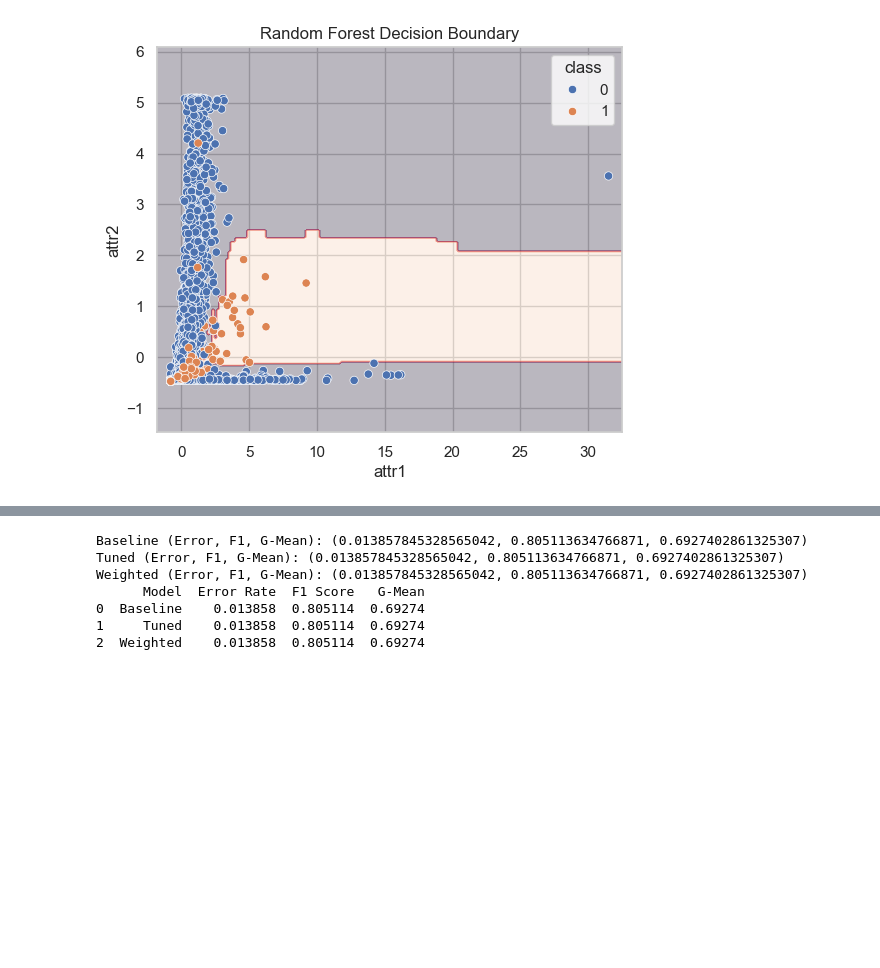
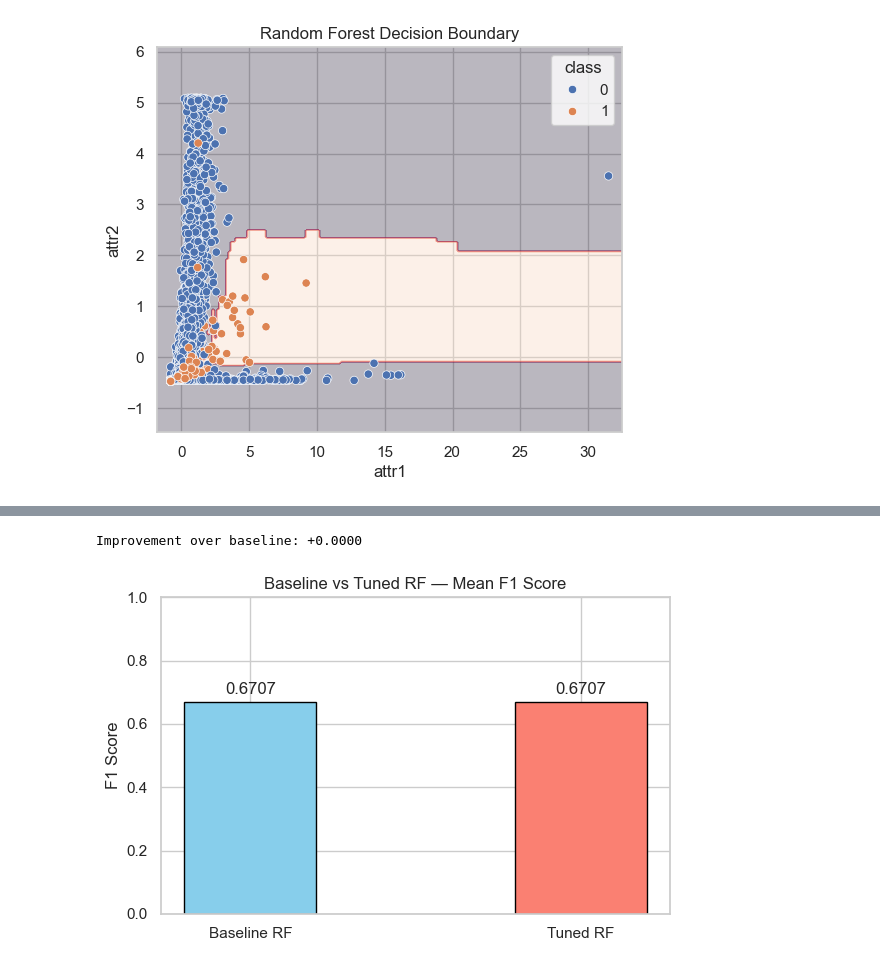
Before and after one commit to patrusgrg/MATH4650_SP_2026_P02_G02_Gurung, a Jupyter notebook: notebooks/imbalance.ipynb, the cells around one changed output, grey strips where cells are left out. Cells and saved outputs as stored; diff of their text form; code cells hidden in the pictures; blank space fills up the shorter version.

```diff
--- a/notebooks/imbalance.ipynb
+++ b/notebooks/imbalance.ipynb
@@ -191,7 +209,7 @@ param_grid = {
 
 #Grid Search
 grid_search = GridSearchCV(
-    rf_pipeline,
+    baseline_pipeline,
     param_grid,
     cv=cv,
     scoring = 'f1',
@@ -201,6 +219,7 @@ grid_search = GridSearchCV(
 
 grid_search.fit(X_train, y_train)
 
-print("Best F1 score:", grid_search.best_score_)
-print("Best hyperparameters:", grid_search.best_params_)
+print("Best F1 score (tuned)  :", round(grid_search.best_score_, 4))
+print("Best F1 score (baseline):", round(baseline_scores.mean(), 4))
+print("Best hyperparameters   :", grid_search.best_params_)
 # %% [output]
@@ -343,50 +229,18 @@ Mean Undersampling F1: 0.3150758474381877
-# %%
-tuned_model = grid_search.best_estimator_
-#helper functions for computation
-def evaluate_model(model, X_test, y_test):
-    y_pred = model.predict(X_test)
-
-    #f1 score
-    f1 = f1_score(y_test, y_pred, average='macro')
-
-    #confusion matrix
-    tn, fp, fn, tp = confusion_matrix(y_test, y_pred).ravel()
-
-    #error rate
-    error_rate = (fp + fn)/ (tp + tn + fp + fn)
-
-    #g mean
-    sensitivity = tp / (tp + fn)
-    specificity = tn/ (tn + fp)
-    g_mean = np.sqrt(sensitivity * specificity)
-
-    return error_rate, f1, g_mean
-
-#evaluate all models
-baseline_metrics = evaluate_model(rf_pipeline.fit(X_train, y_train), X_test, y_test)
-
-#tuned
-tuned_metrics = evaluate_model(tuned_model, X_test, y_test )
-
-#weighted
-weighted_metrics = evaluate_model(weighted_pipeline.fit(X_train, y_train), X_test, y_test)
-print("Baseline (Error, F1, G-Mean):", baseline_metrics)
-print("Tuned (Error, F1, G-Mean):", tuned_metrics)
-print("Weighted (Error, F1, G-Mean):", weighted_metrics)
-
-results = pd.DataFrame({
-    "Model": ["Baseline", "Tuned", "Weighted"],
-    "Error Rate": [baseline_metrics[0], tuned_metrics[0], weighted_metrics[0]],
-    "F1 Score": [baseline_metrics[1], tuned_metrics[1], weighted_metrics[1]],
-    "G-Mean": [baseline_metrics[2], tuned_metrics[2], weighted_metrics[2]]
-})
-
-print(results)
-# %% [output]
-Baseline (Error, F1, G-Mean): (0.013857845328565042, 0.805113634766871, 0.6927402861325307)
-Tuned (Error, F1, G-Mean): (0.013857845328565042, 0.805113634766871, 0.6927402861325307)
-Weighted (Error, F1, G-Mean): (0.013857845328565042, 0.805113634766871, 0.6927402861325307)
-      Model  Error Rate  F1 Score   G-Mean
-0  Baseline    0.013858  0.805114  0.69274
-1     Tuned    0.013858  0.805114  0.69274
-2  Weighted    0.013858  0.805114  0.69274
+# %%
+improvement = grid_search.best_score_ - baseline_scores.mean()
+print(f"\nImprovement over baseline: {improvement:+.4f}")
+
+models = ['Baseline RF', 'Tuned RF']
+scores = [baseline_scores.mean(), grid_search.best_score_]
+
+plt.figure(figsize=(6, 4))
+bars = plt.bar(models, scores, color=['skyblue', 'salmon'], edgecolor='black', width=0.4)
+plt.bar_label(bars, fmt='%.4f', padding=3)
+plt.title("Baseline vs Tuned RF — Mean F1 Score")
+plt.ylabel("F1 Score")
+plt.ylim(0, 1)
+plt.tight_layout()
+plt.show()
+# %% [output]
+Improvement over baseline: +0.0000
+[figure, added]
```
Also changed, not shown: parts of 22 cells of this notebook.
